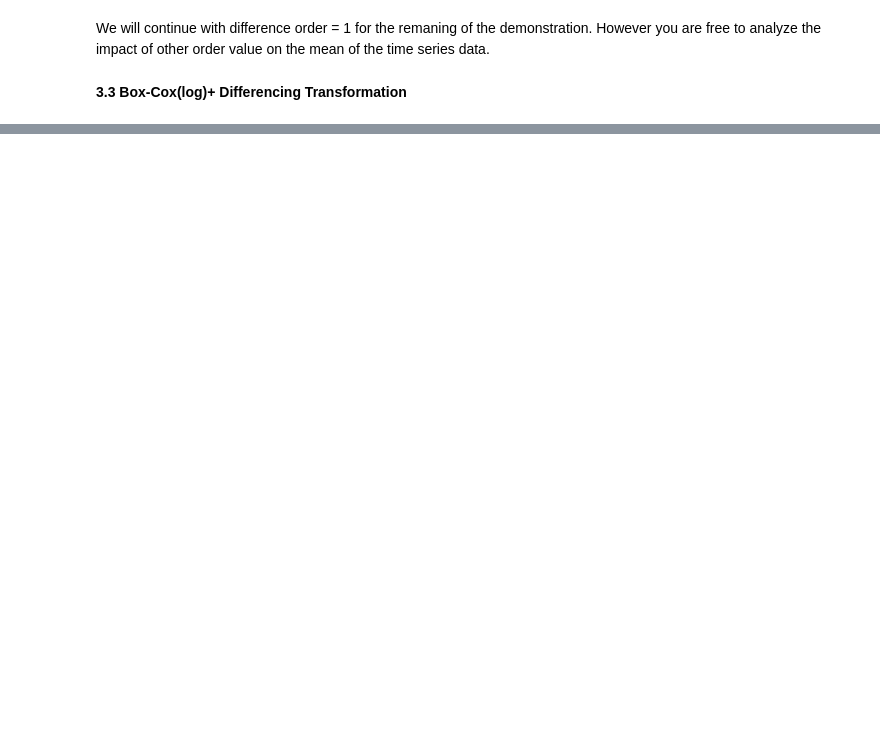
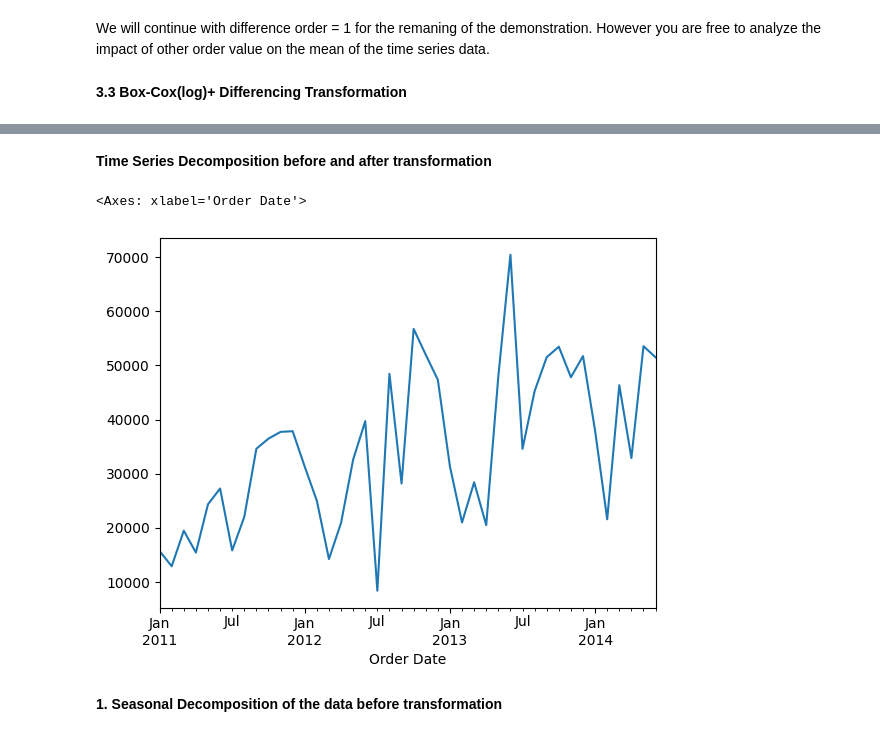
Before and after one commit to sk-shahsi/ML_Model, a Jupyter notebook: Time_series.ipynb, the cells around one changed output, grey strips where cells are left out. Cells and saved outputs as stored; diff of their text form; code cells hidden in the pictures; blank space fills up the shorter version.

```diff
--- a/Time_series.ipynb
+++ b/Time_series.ipynb
@@ -385,0 +413,9 @@ df_boxcox_diff = df_boxcox.diff()
+# %% [markdown]
+**Time Series Decomposition before and after transformation**
+# %%
+df_train['Sales'].plot()
+# %% [output]
+<Axes: xlabel='Order Date'>
+[figure, added]
+# %% [markdown]
+**1. Seasonal Decomposition of the data before transformation**
```
Also changed, not shown: parts of 27 cells of this notebook.
